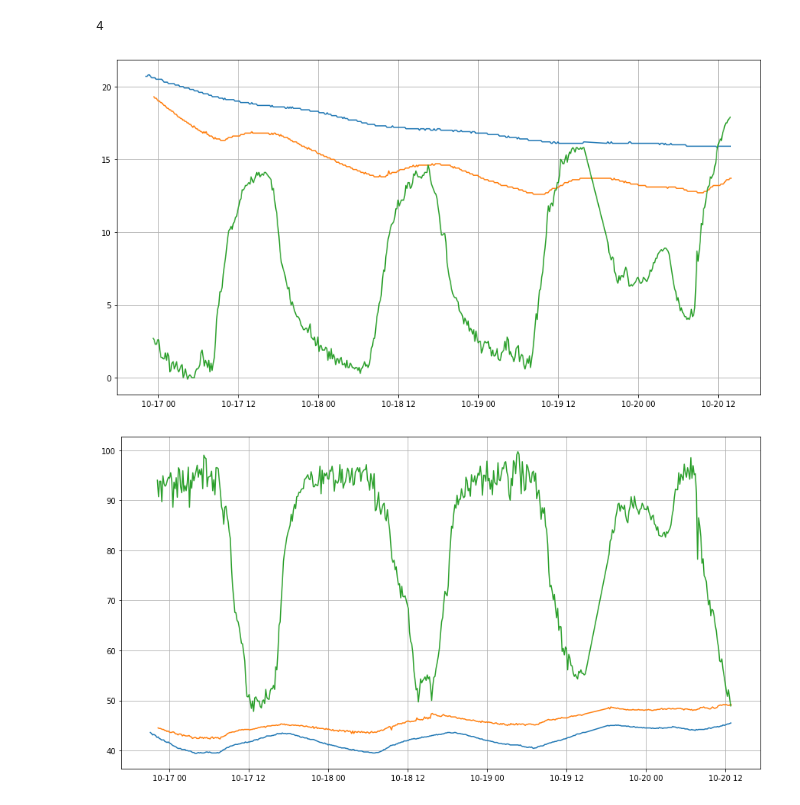
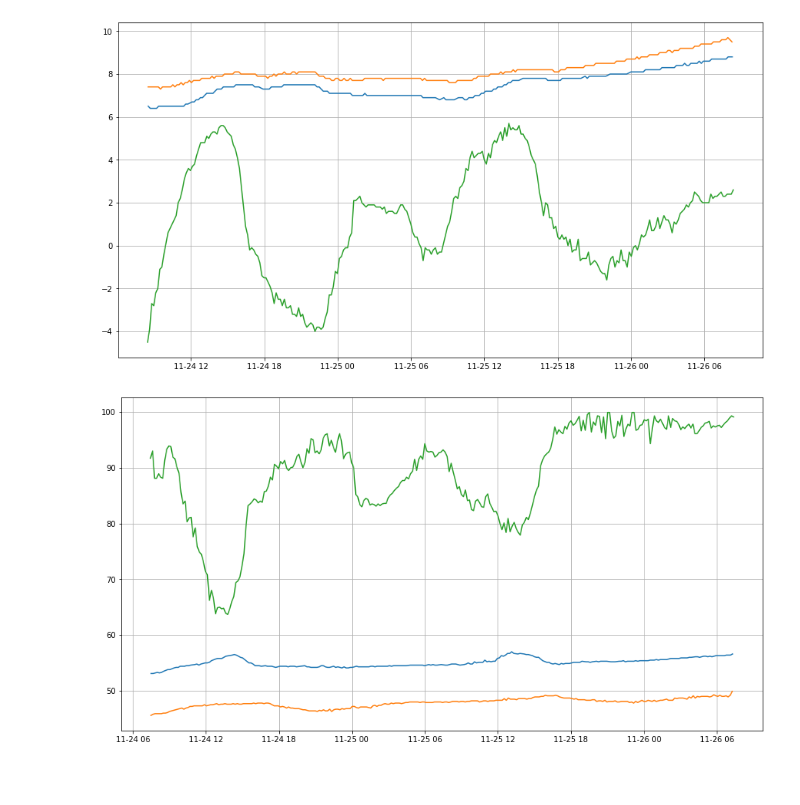
Before and after one commit to psaghelyi/smartcottage, a Jupyter notebook: diagram.ipynb, the cells around one changed output. Drawn from its saved outputs; the diff is of its cells as text; code cells hidden in the pictures; blank space fills up the shorter version.

```diff
--- a/diagram.ipynb
+++ b/diagram.ipynb
@@ -13,17 +13,17 @@ tz = pytz.timezone("Europe/Budapest")
 
 fig, ax = plt.subplots(figsize=(15, 8))
 
-response = requests.get(f"https://psaghelyi.ddns.net:12345/sensor/s1?limit=-{LIMIT}", verify=False)
+response = requests.get(f"https://psaghelyi.ddns.net:12345/sensor/s1?limit={LIMIT}", verify=False)
 j = response.json()
 x1 = [datetime.datetime.fromtimestamp(i['epoch'], tz) for i in j]
 y1 = [i['data']['temperature'] for i in j]
 
-response = requests.get(f"https://psaghelyi.ddns.net:12345/sensor/s2?limit=-{LIMIT}", verify=False)
+response = requests.get(f"https://psaghelyi.ddns.net:12345/sensor/s2?limit={LIMIT}", verify=False)
 j = response.json()
 x2 = [datetime.datetime.fromtimestamp(i['epoch'], tz) for i in j]
 y2 = [i['data']['temperature'] for i in j]
 
-response = requests.get(f"https://psaghelyi.ddns.net:12345/sensor/s3?limit=-{LIMIT}", verify=False)
+response = requests.get(f"https://psaghelyi.ddns.net:12345/sensor/s3?limit={LIMIT}", verify=False)
 j = response.json()
 x3 = [datetime.datetime.fromtimestamp(i['epoch'], tz) for i in j]
 y3 = [i['data']['temperature'] for i in j]
@@ -37,53 +37,38 @@ ax.grid(True)
 # annotation
 annot = ax.annotate("", xy=(0,0), xytext=(5,5),textcoords="offset points")
 annot.set_visible(False)
-
-def hover(event):
-    # get the points contained in the event
-    cont, ind = ax.contains(event)
-    if cont:
-        # change annotation position
-        annot.xy = (event.xdata, event.ydata)
-        # write the name of every point contained in the event
-        annot.set_text("annot")
-        annot.set_visible(True)
-    else:
-        annot.set_visible(False)
-
-fig.canvas.mpl_connect("motion_notify_event", hover)
 # %% [output]
-4
-[figure, old version]
+[figure, new version]
 # %%
 import requests
 import datetime
 import matplotlib.pyplot as plt
 
 %matplotlib inline
 
 LIMIT=500
 
 fig, ax = plt.subplots(figsize=(15, 8))
 
-response = requests.get(f"https://psaghelyi.ddns.net:12345/sensor/s1?limit=-{LIMIT}", verify=False)
+response = requests.get(f"https://psaghelyi.ddns.net:12345/sensor/s1?limit={LIMIT}", verify=False)
 j = response.json()
 x1 = [datetime.datetime.fromtimestamp(i['epoch']) for i in j]
 y1 = [i['data']['humidity'] for i in j]
 
-response = requests.get(f"https://psaghelyi.ddns.net:12345/sensor/s2?limit=-{LIMIT}", verify=False)
+response = requests.get(f"https://psaghelyi.ddns.net:12345/sensor/s2?limit={LIMIT}", verify=False)
 j = response.json()
 x2 = [datetime.datetime.fromtimestamp(i['epoch']) for i in j]
 y2 = [i['data']['humidity'] for i in j]
 
-response = requests.get(f"https://psaghelyi.ddns.net:12345/sensor/s3?limit=-{LIMIT}", verify=False)
+response = requests.get(f"https://psaghelyi.ddns.net:12345/sensor/s3?limit={LIMIT}", verify=False)
 j = response.json()
 x3 = [datetime.datetime.fromtimestamp(i['epoch']) for i in j]
 y3 = [i['data']['humidity'] for i in j]
 
 
 ax.plot(x1,y1)
 ax.plot(x2,y2)
 ax.plot(x3,y3)
 ax.grid(True)
 # %% [output]
-[figure, old version]
+[figure, new version]
```
Also changed, not shown: parts of 1 cell of this notebook, 1 other file.
